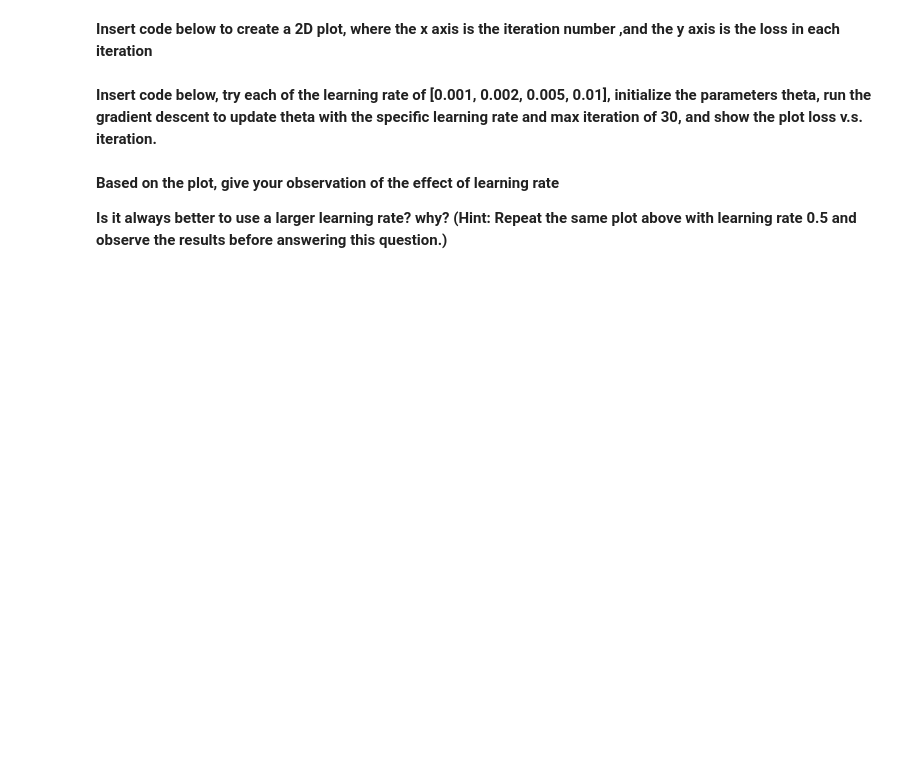
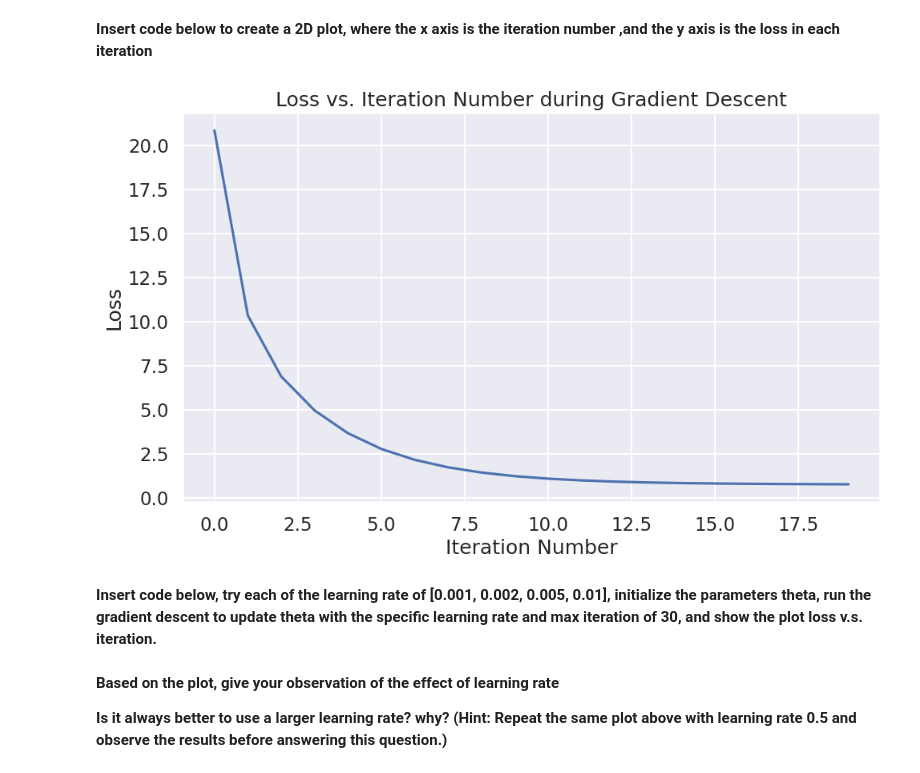
Before and after one commit to hessef/ECEN250, a Jupyter notebook: Lab8/ECEN250-F25-Lab8.ipynb, the cells around one changed output. Cells and saved outputs as stored; diff of their text form; code cells hidden in the pictures; blank space fills up the shorter version.

```diff
--- a/Lab8/ECEN250-F25-Lab8.ipynb
+++ b/Lab8/ECEN250-F25-Lab8.ipynb
@@ -329,4 +342,4 @@ drive.mount('/content/drive')
 # %%
 # Run this cell to load the data for this problem
-df = pd.read_csv("/content/drive/MyDrive/lab8/lab8_data.csv", index_col=0)
+df = pd.read_csv("/content/drive/MyDrive/ECEN250/Lab8/lab8_data.csv", index_col=0)
 df.head()
@@ -420,8 +442,8 @@ def sin_MSE_dt1(theta, x, y):
     y     -- the vector of y values
     """
     # add your code here
-
-    return ...
+    error = sin_model(x, theta) - y
+    return np.mean(2 * error * x)
 
 
 
@@ -436,8 +458,8 @@ def sin_MSE_dt2(theta, x, y):
     y     -- the vector of y values
     """
     # add your code here
-
-    return ...
+    error = sin_model(x, theta) - y
+    return np.mean(2 * error * np.cos(theta[1] * x) * x)
 
 # This function calls dt1 and dt2 and returns the gradient dt. It is already implemented for you.
 def sin_MSE_gradient(theta, x, y):
@@ -511,5 +557,15 @@ for b, l in zip(thetas_used, losses_calculated):
 # %% [markdown]
 **Insert code below to create a 2D plot, where the x axis is the iteration number ,and the y axis is the loss in each iteration**
+# %%
+plt.figure(figsize=(10, 6))
+plt.plot(range(len(losses_calculated)), losses_calculated)
+plt.xlabel("Iteration Number")
+plt.ylabel("Loss")
+plt.title("Loss vs. Iteration Number during Gradient Descent")
+plt.grid(True)
+plt.show()
+# %% [output]
+[figure, added]
 # %% [markdown]
 **Insert code below, try each of the learning rate of [0.001, 0.002, 0.005, 0.01], initialize the parameters theta, run the gradient descent to update theta with the specific learning rate and max iteration of 30, and show the plot loss v.s. iteration.**
 # %% [markdown]
```
Also changed, not shown: parts of 7 cells of this notebook.
